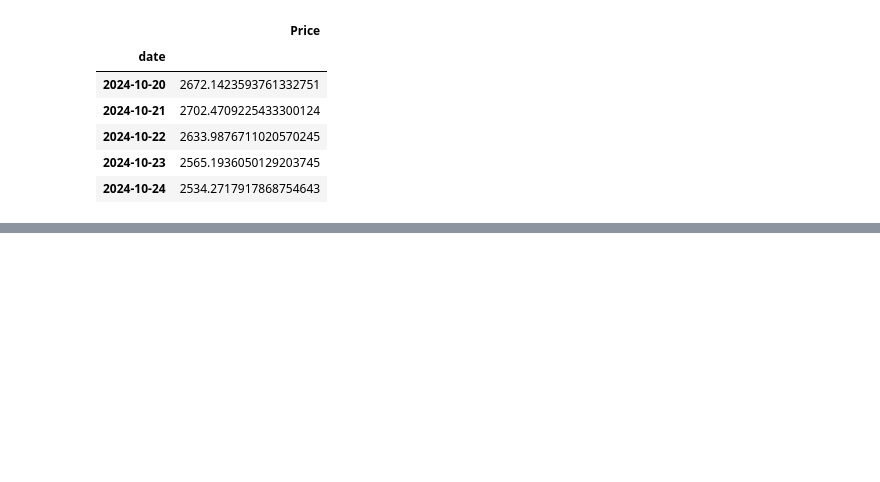
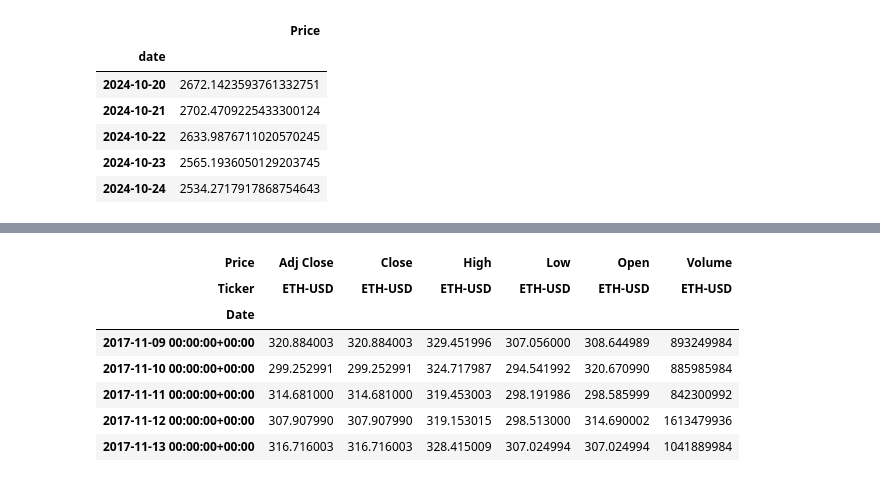
Before and after one commit to Xiaoke1982/FeiCryptoBacktest, a Jupyter notebook: notebooks/CoinGecko_data_generator_test.ipynb, the cells around one changed output, grey strips where cells are left out. Saved outputs shown, nothing was run; the diff lists cells and outputs as text; code cells hidden in the pictures; blank space fills up the shorter version.

```diff
--- a/notebooks/CoinGecko_data_generator_test.ipynb
+++ b/notebooks/CoinGecko_data_generator_test.ipynb
@@ -290,0 +291,11 @@ ModuleNotFoundError: No module named 'yfinance'
+# %%
+eth_daily_data.head()
+# %% [output]
+| Price | Adj Close | Close | High | Low | Open | Volume |
+| Ticker | ETH-USD | ETH-USD | ETH-USD | ETH-USD | ETH-USD | ETH-USD |
+| Date |  |  |  |  |  |  |
+| 2017-11-09 00:00:00+00:00 | 320.884003 | 320.884003 | 329.451996 | 307.056000 | 308.644989 | 893249984 |
+| 2017-11-10 00:00:00+00:00 | 299.252991 | 299.252991 | 324.717987 | 294.541992 | 320.670990 | 885985984 |
+| 2017-11-11 00:00:00+00:00 | 314.681000 | 314.681000 | 319.453003 | 298.191986 | 298.585999 | 842300992 |
+| 2017-11-12 00:00:00+00:00 | 307.907990 | 307.907990 | 319.153015 | 298.513000 | 314.690002 | 1613479936 |
+| 2017-11-13 00:00:00+00:00 | 316.716003 | 316.716003 | 328.415009 | 307.024994 | 307.024994 | 1041889984 |
```
Also changed, not shown: parts of 2 cells of this notebook.
